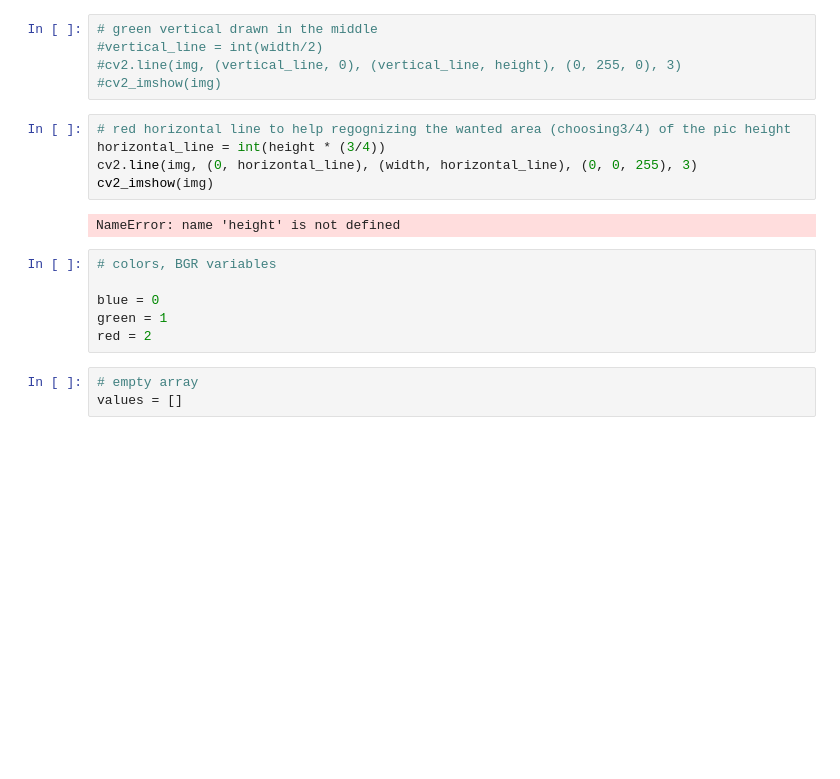
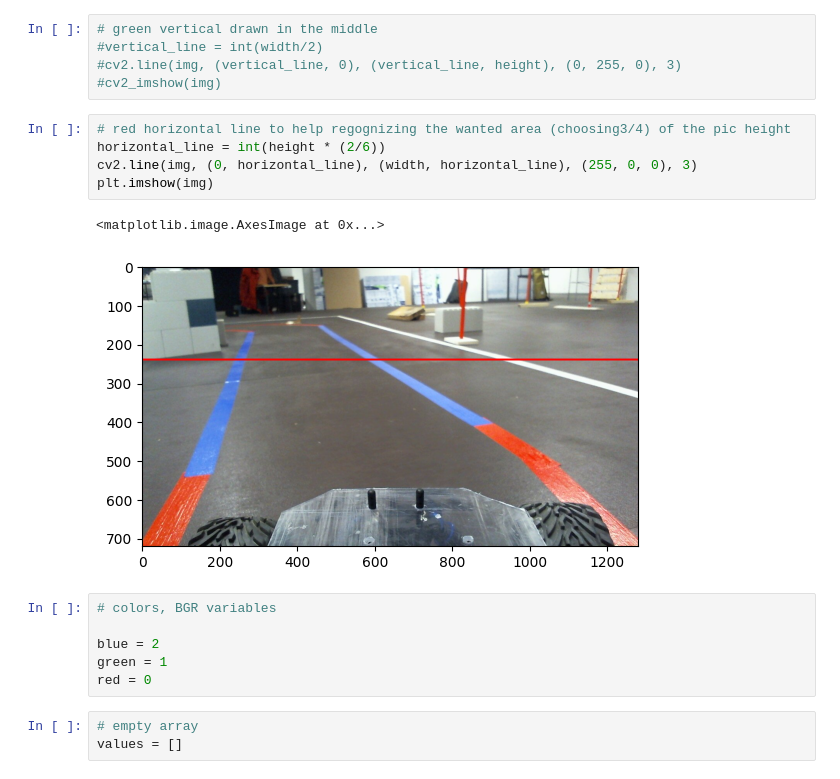
Before and after one commit to KirSobolev/robotics_project, a Jupyter notebook: python/line_detector.ipynb, the cells around one changed output. Cells and saved outputs as stored; diff of their text form; blank space fills up the shorter version.

```diff
--- a/python/line_detector.ipynb
+++ b/python/line_detector.ipynb
@@ -31,17 +34,18 @@ NameError: name 'cv2_imshow' is not defined
 #cv2_imshow(img)
 # %%
 # red horizontal line to help regognizing the wanted area (choosing3/4) of the pic height
-horizontal_line = int(height * (3/4))
-cv2.line(img, (0, horizontal_line), (width, horizontal_line), (0, 0, 255), 3)
-cv2_imshow(img)
+horizontal_line = int(height * (2/6))
+cv2.line(img, (0, horizontal_line), (width, horizontal_line), (255, 0, 0), 3)
+plt.imshow(img)
 # %% [output]
-NameError: name 'height' is not defined
+<matplotlib.image.AxesImage at 0x...>
+[figure, added]
 # %%
 # colors, BGR variables
 
-blue = 0
+blue = 2
 green = 1
-red = 2
+red = 0
 # %%
 # empty array
 values = []
```
Also changed, not shown: parts of 7 cells of this notebook.
